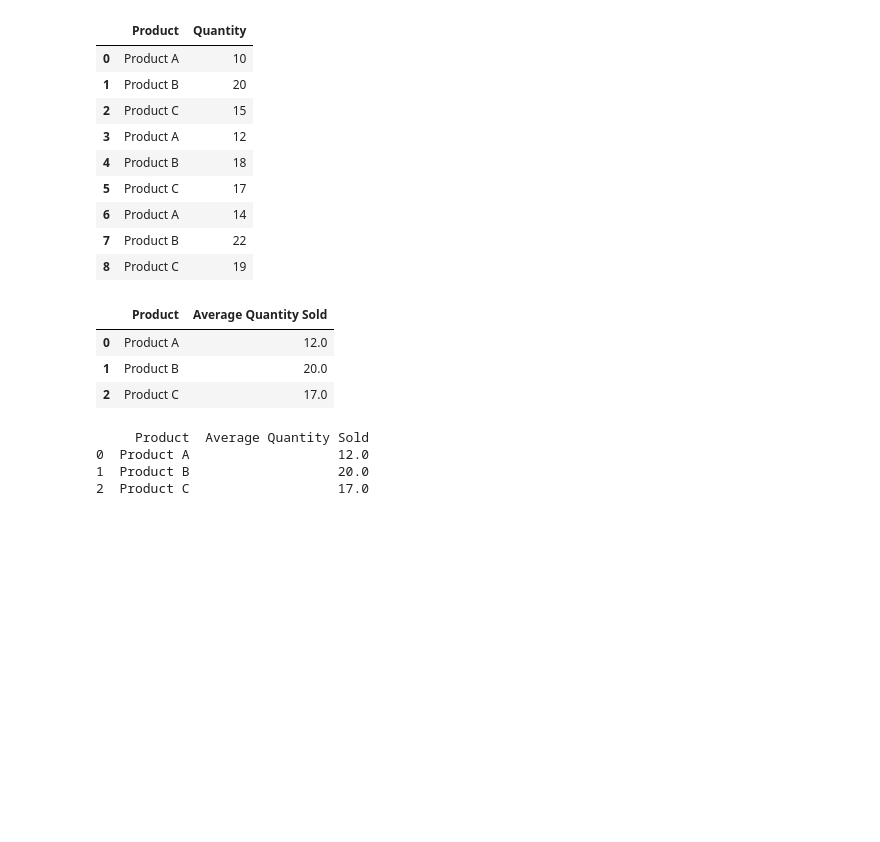
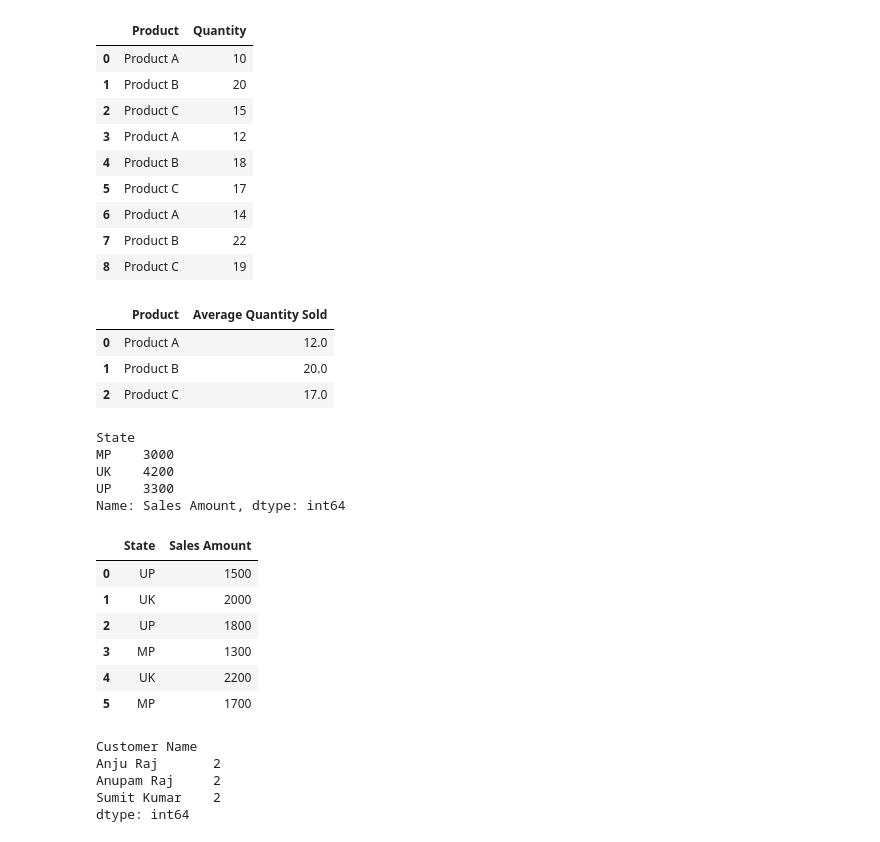
Before and after one commit to Anoopraj09/vswork, a Jupyter notebook: E-Commerce Sales Data Analysis.ipynb, the cells around one changed output. Saved outputs shown, nothing was run; the diff lists cells and outputs as text; code cells hidden in the pictures; blank space fills up the shorter version.

```diff
--- a/E-Commerce Sales Data Analysis.ipynb
+++ b/E-Commerce Sales Data Analysis.ipynb
@@ -443,23 +528,32 @@ average_quantity_by_product
 | 0 | Product A | 12.0 |
 | 1 | Product B | 20.0 |
 | 2 | Product C | 17.0 |
-# %%
-import pandas as pd
-
-data = {
-    'Product': ['Product A', 'Product B', 'Product C', 'Product A', 'Product B', 'Product C', 'Product A', 'Product B', 'Product C'],
-    'Quantity': [10, 20, 15, 12, 18, 17, 14, 22, 19]
-}
-
-df = pd.DataFrame(data)
-
-average_quantity_by_product = df.groupby('Product')['Quantity'].mean().reset_index()
-
-average_quantity_by_product.columns = ['Product', 'Average Quantity Sold']
-
-print(average_quantity_by_product)
-# %% [output]
-     Product  Average Quantity Sold
-0  Product A                   12.0
-1  Product B                   20.0
-2  Product C                   17.0
+# %%
+import pandas as pd
+
+data = {
+    'State': ['UP', 'UK', 'UP', 'MP', 'UK', 'MP'],
+    'Sales Amount': [1500, 2000, 1800, 1300, 2200, 1700]
+}
+
+df = pd.DataFrame(data)
+
+total_sales_by_state = df.groupby('State')['Sales Amount'].sum()
+
+print(total_sales_by_state)
+# %% [output]
+State
+MP    3000
+UK    4200
+UP    3300
+Name: Sales Amount, dtype: int64
+# %%
+df
+# %% [output]
+|  | State | Sales Amount |
+| 0 | UP | 1500 |
+| 1 | UK | 2000 |
+| 2 | UP | 1800 |
+| 3 | MP | 1300 |
+| 4 | UK | 2200 |
+| 5 | MP | 1700 |
@@ -465,0 +562,19 @@ print(average_quantity_by_product)
+# %%
+import pandas as pd
+
+data = {
+    'Customer Name': ['Anju Raj', 'Sumit Kumar', 'Anju Raj', 'Anupam Raj', 'Sumit Kumar','Anupam Raj'],
+    'Sales Amount': [150, 200, 180, 130, 220, 170]
+}
+
+df = pd.DataFrame(data)
+
+sales_count_by_customer = df.groupby('Customer Name').size()
+
+print(sales_count_by_customer)
+# %% [output]
+Customer Name
+Anju Raj       2
+Anupam Raj     2
+Sumit Kumar    2
+dtype: int64
```
Also changed, not shown: parts of 17 cells of this notebook.
